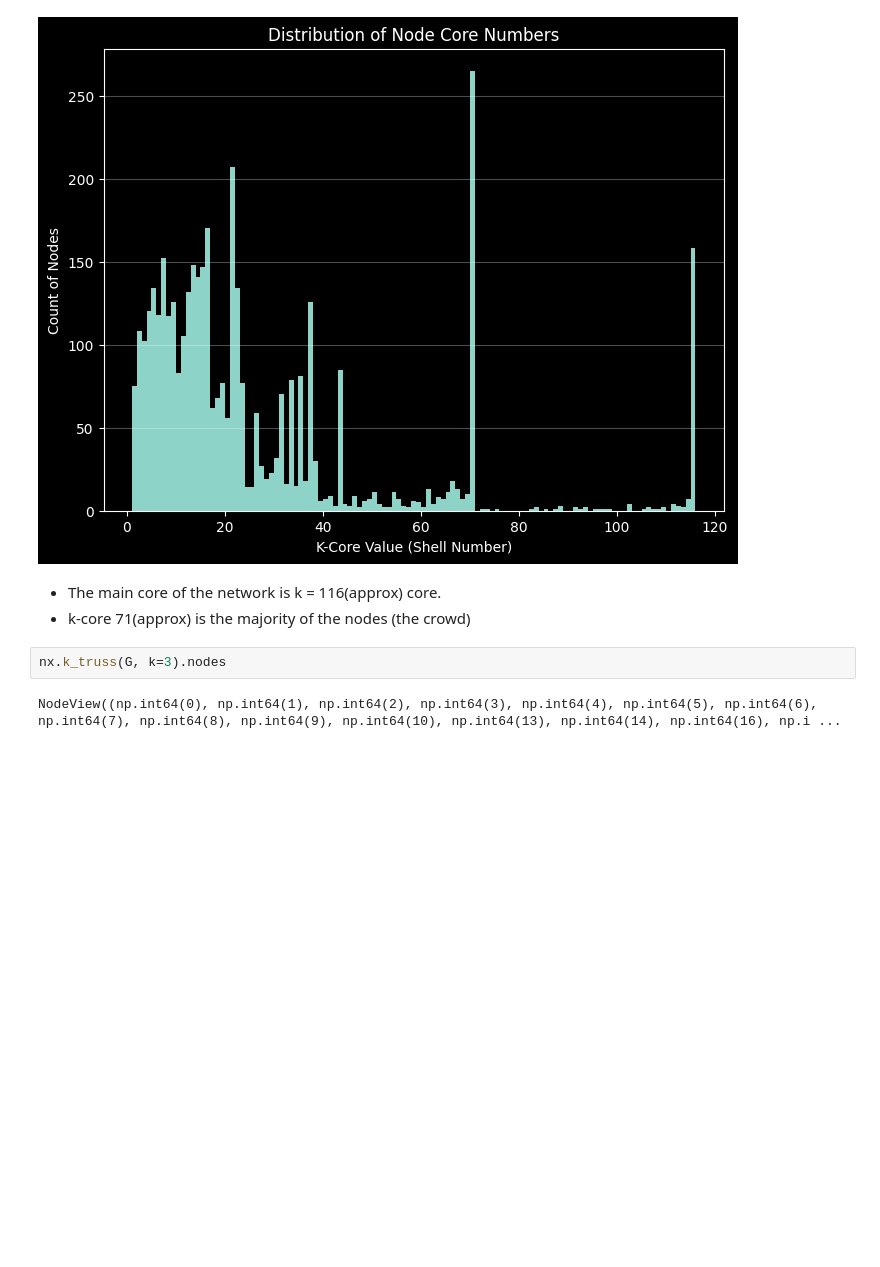
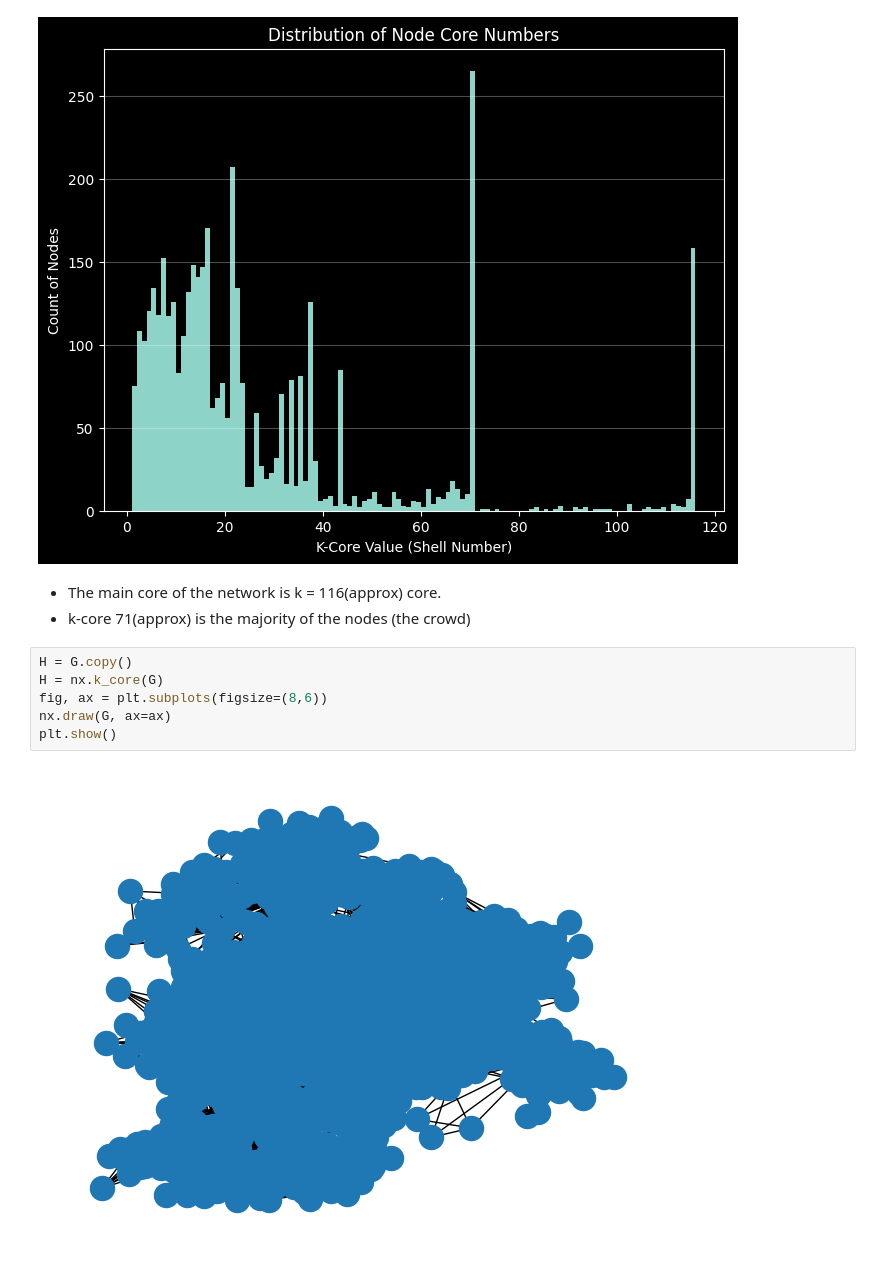
Before and after one commit to TZevs/SNA_Tool, a Jupyter notebook: notebooks/centrality.ipynb, the cells around one changed output. Drawn from its saved outputs; the diff is of its cells as text; blank space fills up the shorter version.

```diff
--- a/notebooks/centrality.ipynb
+++ b/notebooks/centrality.ipynb
@@ -67,7 +52,11 @@ plt.show()
 # %% [markdown]
 - The main core of the network is k = 116(approx) core.
 - k-core 71(approx) is the majority of the nodes (the crowd)
-# %%
-nx.k_truss(G, k=3).nodes
-# %% [output]
-NodeView((np.int64(0), np.int64(1), np.int64(2), np.int64(3), np.int64(4), np.int64(5), np.int64(6), np.int64(7), np.int64(8), np.int64(9), np.int64(10), np.int64(13), np.int64(14), np.int64(16), np.i ...
+# %%
+H = G.copy()
+H = nx.k_core(G)
+fig, ax = plt.subplots(figsize=(8,6))
+nx.draw(G, ax=ax)
+plt.show()
+# %% [output]
+[figure, added]
```
Also changed, not shown: parts of 10 cells of this notebook.
